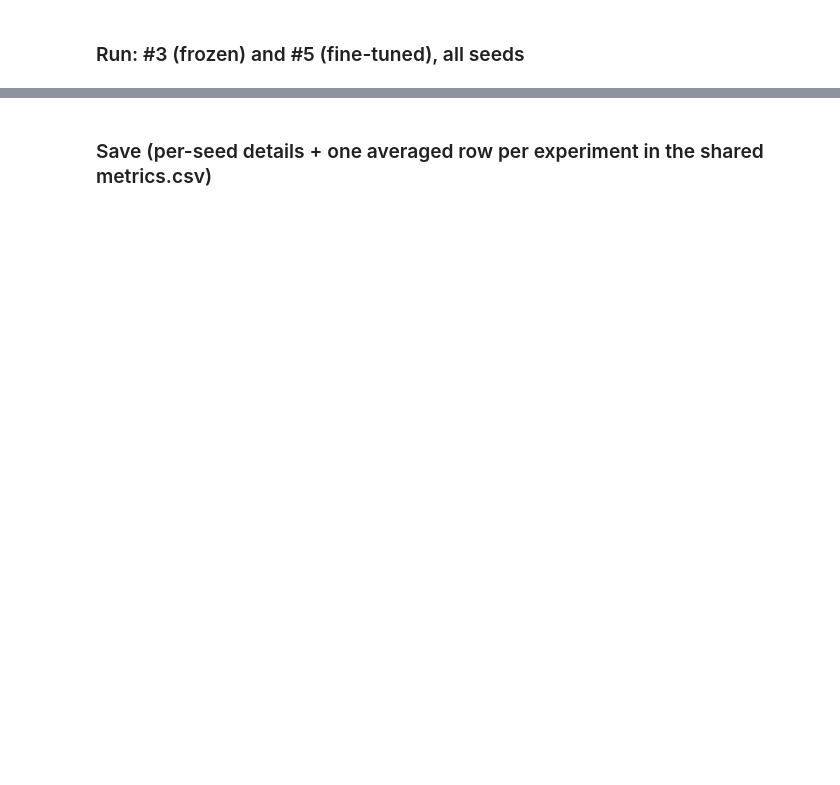
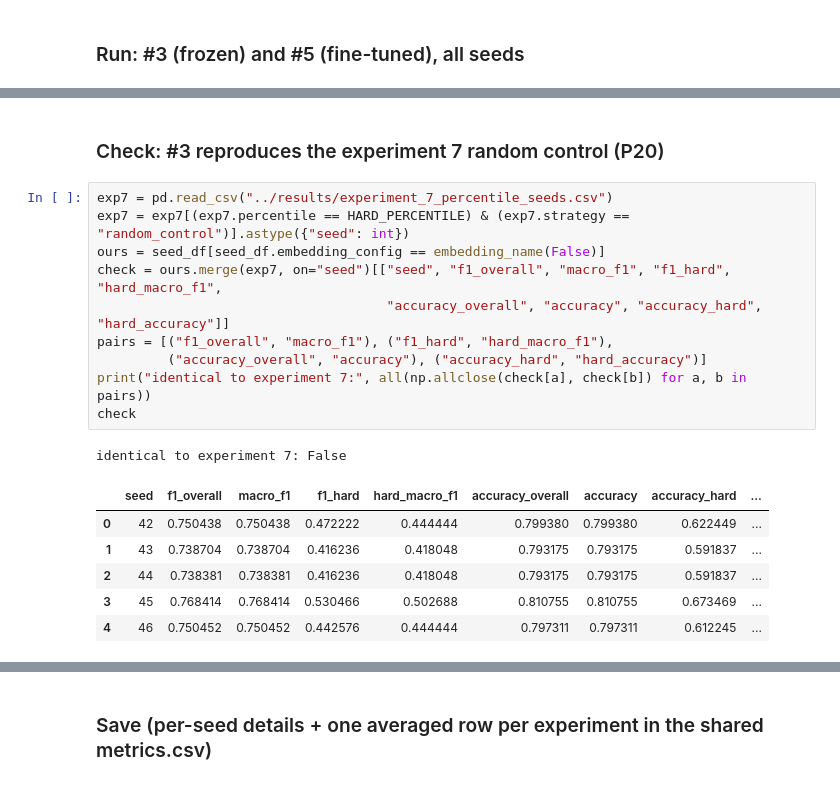
Before and after one commit to sinuhajii02/nlp-financial-phrasebank, a Jupyter notebook: notebook/exp3_exp5_random_control.ipynb, the cells around one changed output, grey strips where cells are left out. Drawn from its saved outputs; the diff is of its cells as text; blank space fills up the shorter version.

```diff
--- a/notebook/exp3_exp5_random_control.ipynb
+++ b/notebook/exp3_exp5_random_control.ipynb
@@ -94 +178,21 @@ WARNING:tensorflow:TensorFlow GPU support is not available on native Windows for
+# %% [markdown]
+### Check: #3 reproduces the experiment 7 random control (P20)
+# %%
+exp7 = pd.read_csv("../results/experiment_7_percentile_seeds.csv")
+exp7 = exp7[(exp7.percentile == HARD_PERCENTILE) & (exp7.strategy == "random_control")].astype({"seed": int})
+ours = seed_df[seed_df.embedding_config == embedding_name(False)]
+check = ours.merge(exp7, on="seed")[["seed", "f1_overall", "macro_f1", "f1_hard", "hard_macro_f1",
+                                     "accuracy_overall", "accuracy", "accuracy_hard", "hard_accuracy"]]
+pairs = [("f1_overall", "macro_f1"), ("f1_hard", "hard_macro_f1"),
+         ("accuracy_overall", "accuracy"), ("accuracy_hard", "hard_accuracy")]
+print("identical to experiment 7:", all(np.allclose(check[a], check[b]) for a, b in pairs))
+check
+# %% [output]
+identical to experiment 7: False
+|  | seed | f1_overall | macro_f1 | f1_hard | hard_macro_f1 | accuracy_overall | accuracy | accuracy_hard | ... |
+| 0 | 42 | 0.750438 | 0.750438 | 0.472222 | 0.444444 | 0.799380 | 0.799380 | 0.622449 | ... |
+| 1 | 43 | 0.738704 | 0.738704 | 0.416236 | 0.418048 | 0.793175 | 0.793175 | 0.591837 | ... |
+| 2 | 44 | 0.738381 | 0.738381 | 0.416236 | 0.418048 | 0.793175 | 0.793175 | 0.591837 | ... |
+| 3 | 45 | 0.768414 | 0.768414 | 0.530466 | 0.502688 | 0.810755 | 0.810755 | 0.673469 | ... |
+| 4 | 46 | 0.750452 | 0.750452 | 0.442576 | 0.444444 | 0.797311 | 0.797311 | 0.612245 | ... |
 # %% [markdown]
```
Also changed, not shown: parts of 18 cells of this notebook, 6 other files.
